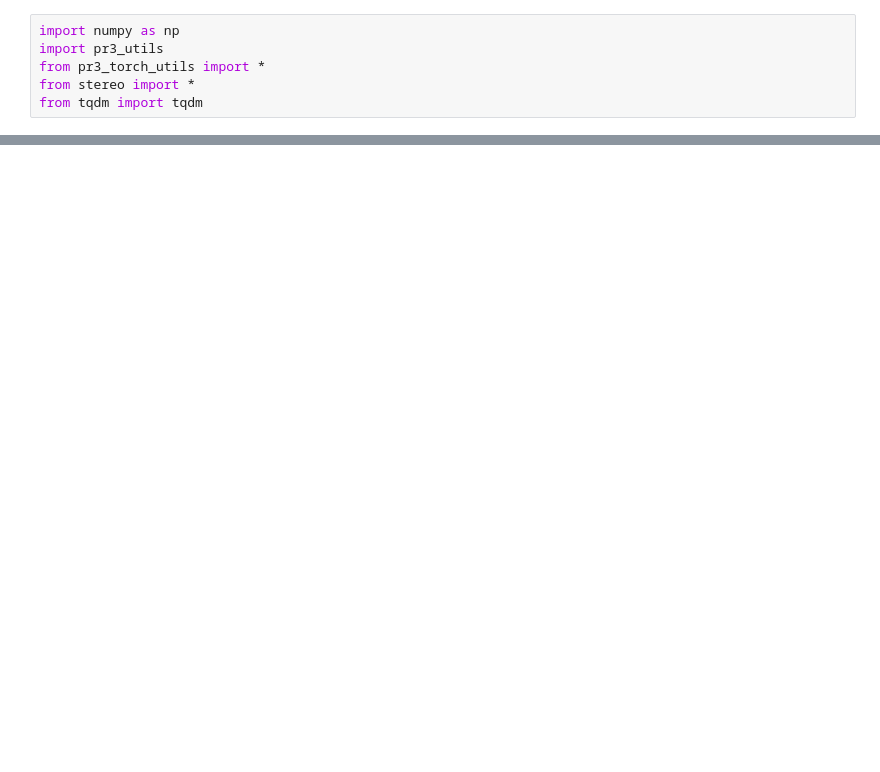
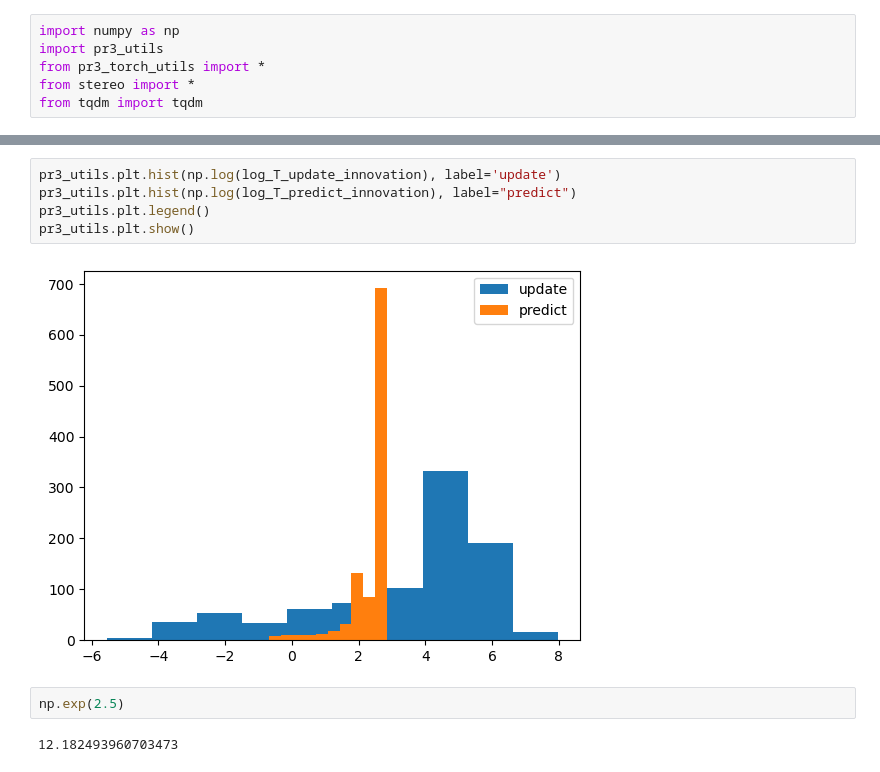
Before and after one commit to weixiao-zhan/ECE276A_PR3, a Jupyter notebook: code/EKF_SLAM.ipynb, the cells around one changed output, grey strips where cells are left out. Saved outputs shown, nothing was run; the diff lists cells and outputs as text; blank space fills up the shorter version.

```diff
--- a/code/EKF_SLAM.ipynb
+++ b/code/EKF_SLAM.ipynb
@@ -266,0 +151,11 @@ tensor([[-1.,  1.,  2.,  3.,  4.,  5.],
+# %%
+pr3_utils.plt.hist(np.log(log_T_update_innovation), label='update')
+pr3_utils.plt.hist(np.log(log_T_predict_innovation), label="predict")
+pr3_utils.plt.legend()
+pr3_utils.plt.show()
+# %% [output]
+[figure, added]
+# %%
+np.exp(2.5)
+# %% [output]
+12.182493960703473
```
Also changed, not shown: parts of 22 cells of this notebook, 7 other files.
